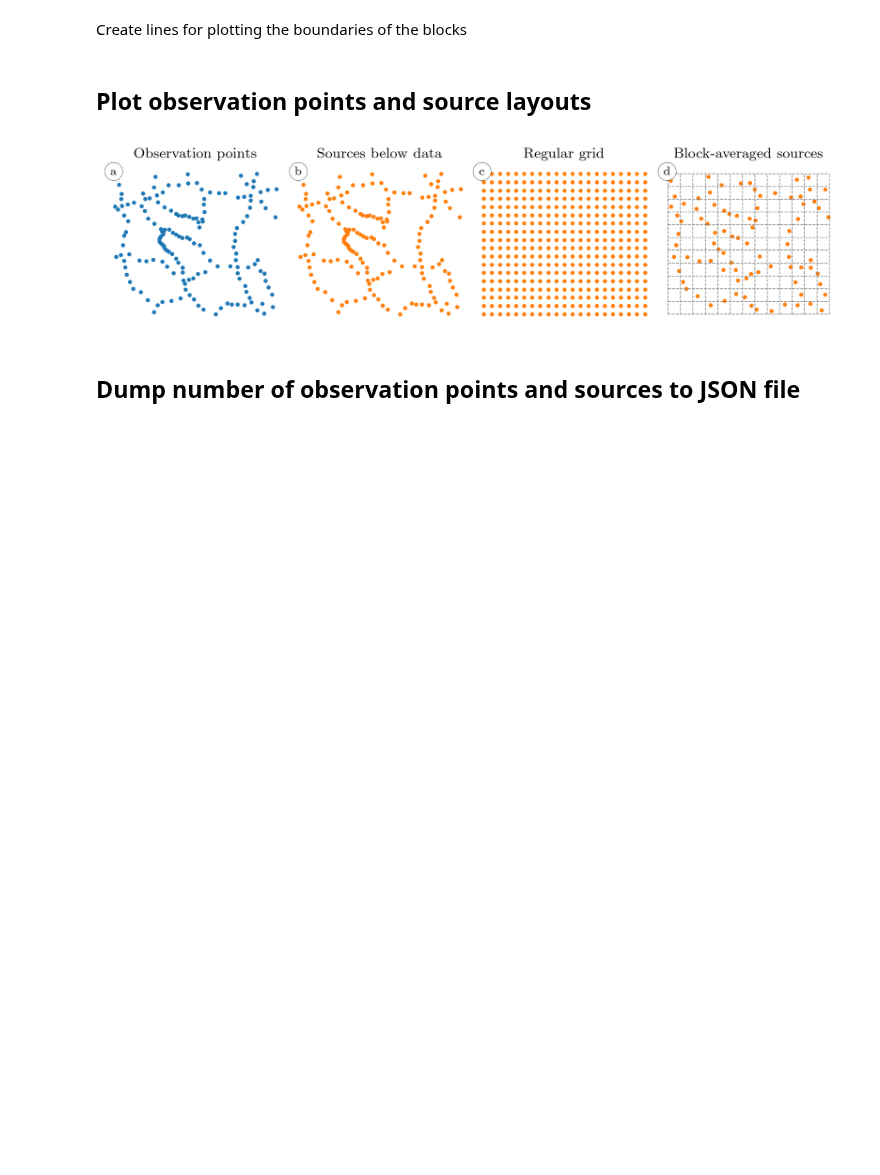
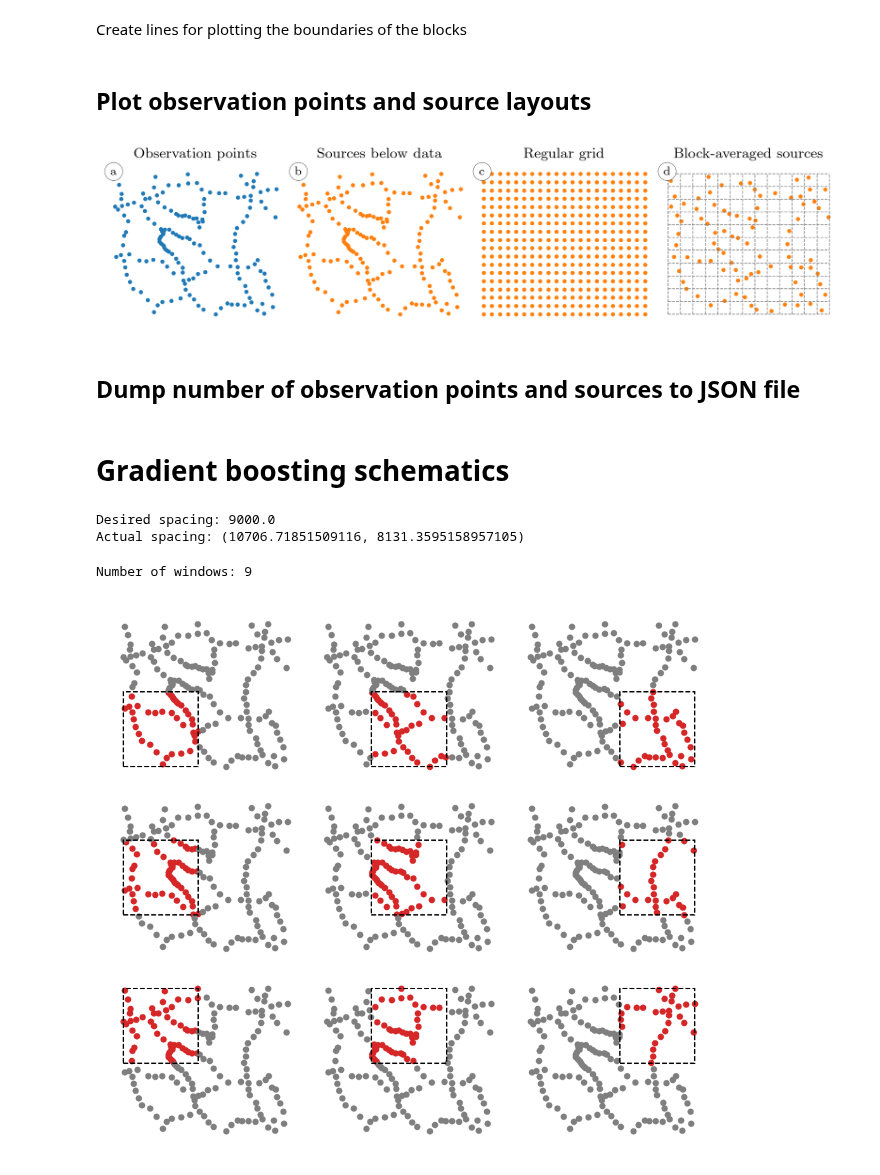
Before and after one commit to compgeolab/eql-gradient-boosted, a Jupyter notebook: notebooks/02-source-layouts-schematics.ipynb, the cells around one changed output. Saved outputs shown, nothing was run; the diff lists cells and outputs as text; code cells hidden in the pictures; blank space fills up the shorter version.

Commit message:
Start adding gradient boosting schematics figure

```diff
--- a/notebooks/02-source-layouts-schematics.ipynb
+++ b/notebooks/02-source-layouts-schematics.ipynb
@@ -160,3 +164,67 @@ for layout in layouts:
 
 json_file = results_dir / "source-layouts-schematics.json"
 save_to_json(variables, json_file)
+# %% [markdown]
+# Gradient boosting schematics
+# %%
+sources = source_distributions["source_below_data"]
+region = vd.get_region(sources)
+# %%
+overlapping = 0.5
+window_size = 18e3
+spacing = window_size * (1 - overlapping)
+
+centers, indices = vd.rolling_window(sources, size=window_size, spacing=spacing)
+spacing_easting = centers[0][0, 1] - centers[0][0, 0]
+spacing_northing = centers[1][1, 0] - centers[1][0, 0]
+
+print("Desired spacing:", spacing)
+print("Actual spacing:", (spacing_easting, spacing_northing))
+# %% [output]
+Desired spacing: 9000.0
+Actual spacing: (10706.71851509116, 8131.3595158957105)
+# %%
+indices = [i[0] for i in indices.ravel()]
+centers = [i.ravel() for i in centers]
+n_windows = centers[0].size
+
+print("Number of windows:", n_windows)
+# %% [output]
+Number of windows: 9
+# %%
+from matplotlib.patches import Rectangle
+
+ncols = 3
+nrows = int(np.ceil(n_windows / ncols))
+# figsize = (6.66, 2 * nrows)
+figsize = (3.33, 1 * nrows)
+size = 2
+
+
+fig, axes = plt.subplots(ncols=ncols, nrows=nrows, figsize=figsize, sharex=True, sharey=True)
+axes = axes.ravel()
+
+for i in range(n_windows):
+    ax = axes[i]
+    window = indices[i]
+    easting, northing = centers[0][i], centers[1][i]
+    not_window = [i for i in np.arange(sources[0].size) if i not in window]
+    ax.scatter(sources[0][window], sources[1][window], c="C3", s=size)
+    ax.scatter(sources[0][not_window], sources[1][not_window], c="C7", s=size)
+    rectangle = Rectangle(
+        xy=(easting - window_size / 2, northing - window_size / 2),
+        width=window_size,
+        height=window_size,
+        fill=False,
+        linewidth=0.5,
+        linestyle="--"
+    )
+    ax.add_patch(rectangle)
+    ax.set_aspect("equal")
+    ax.axis("off")
+
+plt.tight_layout()
+plt.savefig(Path("..") / "manuscript" / "figs" / "gradient-boosting-schematics.pdf")
+plt.show()
+# %% [output]
+[figure, added]
```
Also changed, not shown: parts of 2 cells of this notebook, 3 other files.
